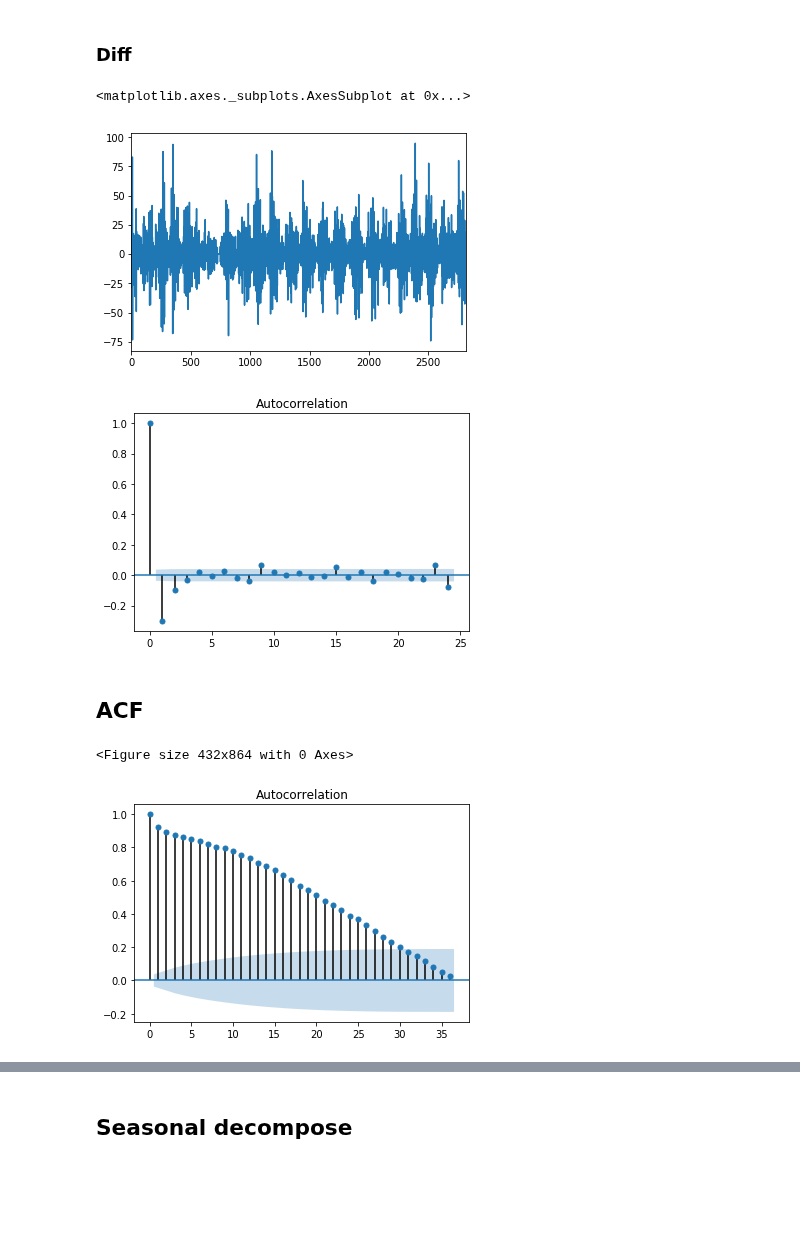
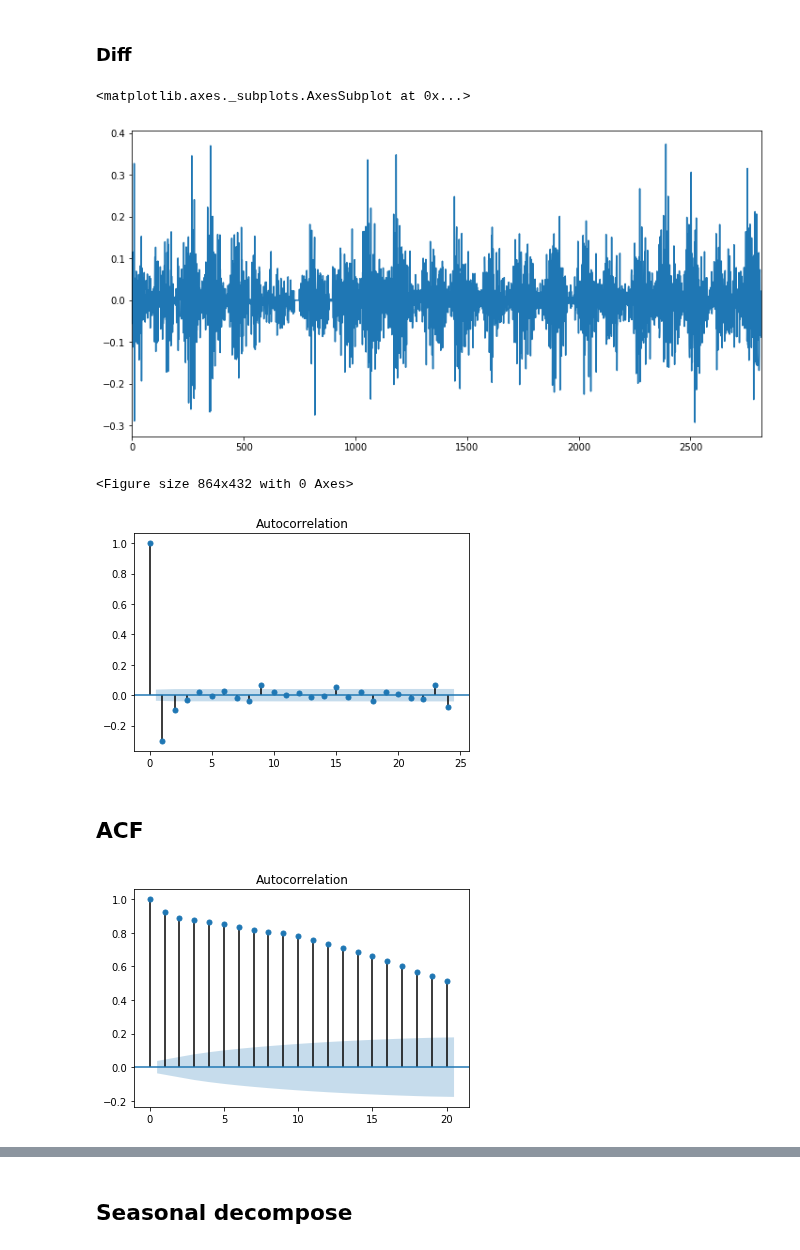
Before and after one commit to jamissonfreitas/IN1167, a Jupyter notebook: ML/ARIMA_and_MLP.ipynb, the cells around one changed output, grey strips where cells are left out. Saved outputs shown, nothing was run; the diff lists cells and outputs as text; code cells hidden in the pictures; blank space fills up the shorter version.

```diff
--- a/ML/ARIMA_and_MLP.ipynb
+++ b/ML/ARIMA_and_MLP.ipynb
@@ -83,0 +81,16 @@ plt.show()
+# %%
+def normalizar_serie(serie):
+    minimo = min(serie)
+    maximo = max(serie)
+    y = (serie - minimo) / (maximo - minimo)
+    return y
+
+def desnormalizar(serie_atual, serie_real):
+    minimo = min(serie_real)
+    maximo = max(serie_real)
+
+    serie = (serie_atual * (maximo - minimo)) + minimo
+
+    return pd.DataFrame(serie)
+# %%
+serie_normalizada = normalizar_serie(serie)
@@ -85,24 +106,23 @@ plt.show()
 ### Diff
 # %%
 import numpy as np
-s_diff = np.diff(serie)
+s_diff = np.diff(serie_normalizada)
 s_diff = pd.Series(s_diff)
-s_diff.plot()
+s_diff.plot(figsize=(V,H))
 # %% [output]
 <matplotlib.axes._subplots.AxesSubplot at 0x...>
-[figure, old version]
+[figure, new version]
 # %%
 plot_acf(s_diff, lags=24)
 plt.show()
 # %% [output]
+<Figure size 864x432 with 0 Axes>
-[figure, old version]
+[figure, new version]
 # %% [markdown]
 ## ACF
 # %%
-plt.figure(figsize=(H,V))
-plot_acf(serie, lags=36)
+plot_acf(serie, lags=20)
 plt.show()
 # %% [output]
-<Figure size 432x864 with 0 Axes>
-[figure, old version]
+[figure, new version]
 # %%
```
Also changed, not shown: parts of 12 cells of this notebook.
